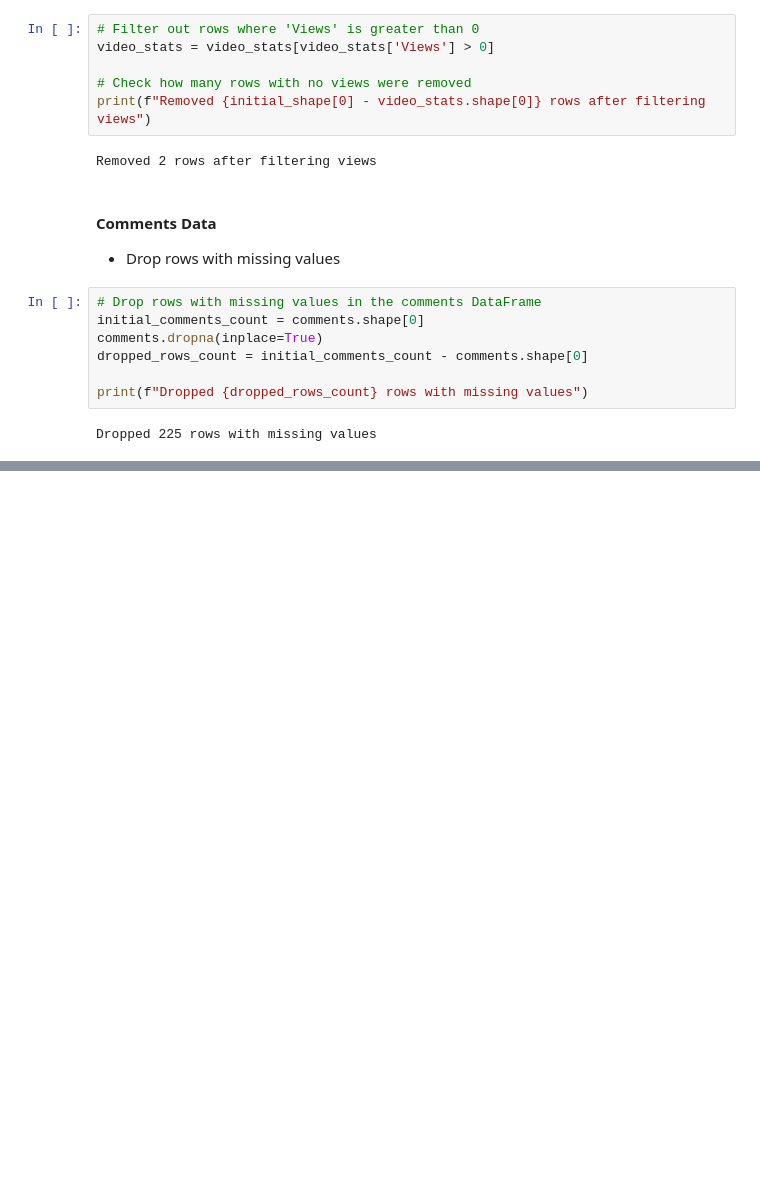
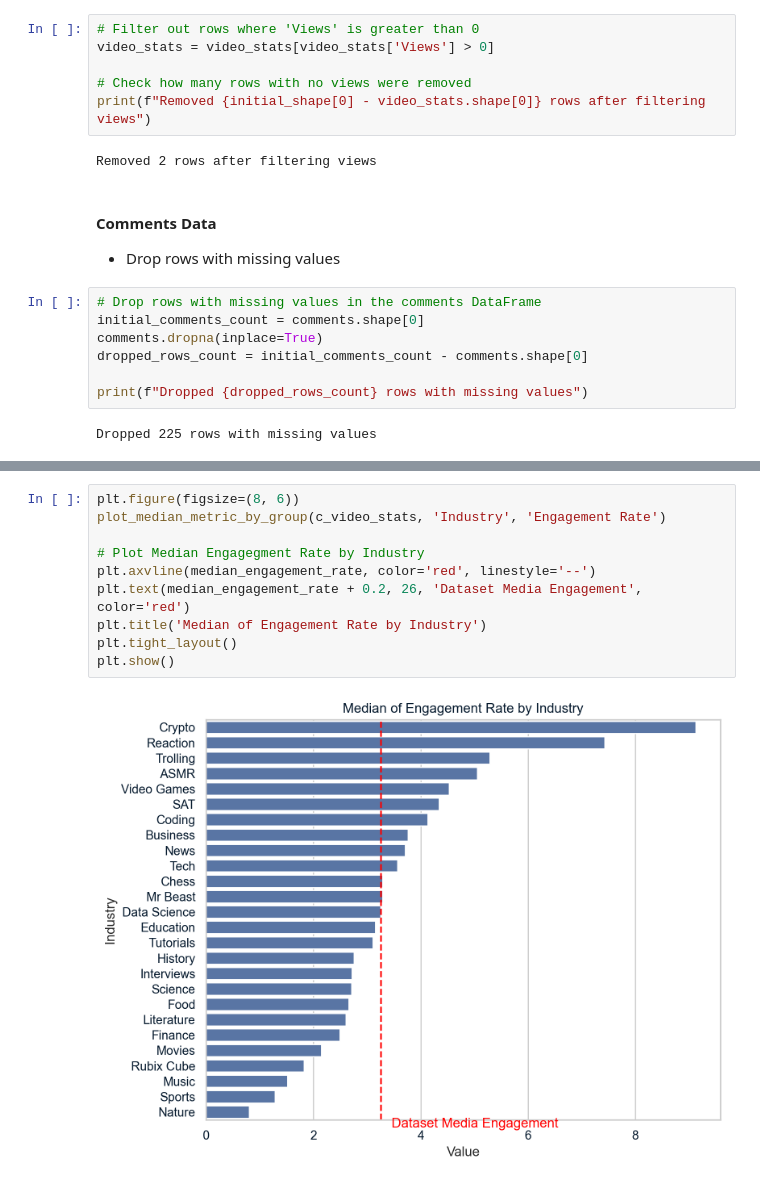
Before and after one commit to cogxen/notebooks, a Jupyter notebook: youtube-comments-video-stats/report.ipynb, the cells around one changed output, grey strips where cells are left out. Saved outputs shown, nothing was run; the diff lists cells and outputs as text; blank space fills up the shorter version.

```diff
--- a/youtube-comments-video-stats/report.ipynb
+++ b/youtube-comments-video-stats/report.ipynb
@@ -462,0 +920,12 @@ Dropped 225 rows with missing values
+# %%
+plt.figure(figsize=(8, 6))
+plot_median_metric_by_group(c_video_stats, 'Industry', 'Engagement Rate')
+
+# Plot Median Engagegment Rate by Industry
+plt.axvline(median_engagement_rate, color='red', linestyle='--')
+plt.text(median_engagement_rate + 0.2, 26, 'Dataset Media Engagement', color='red')
+plt.title('Median of Engagement Rate by Industry')
+plt.tight_layout()
+plt.show()
+# %% [output]
+[figure, added]
```
Also changed, not shown: parts of 100 cells of this notebook.
